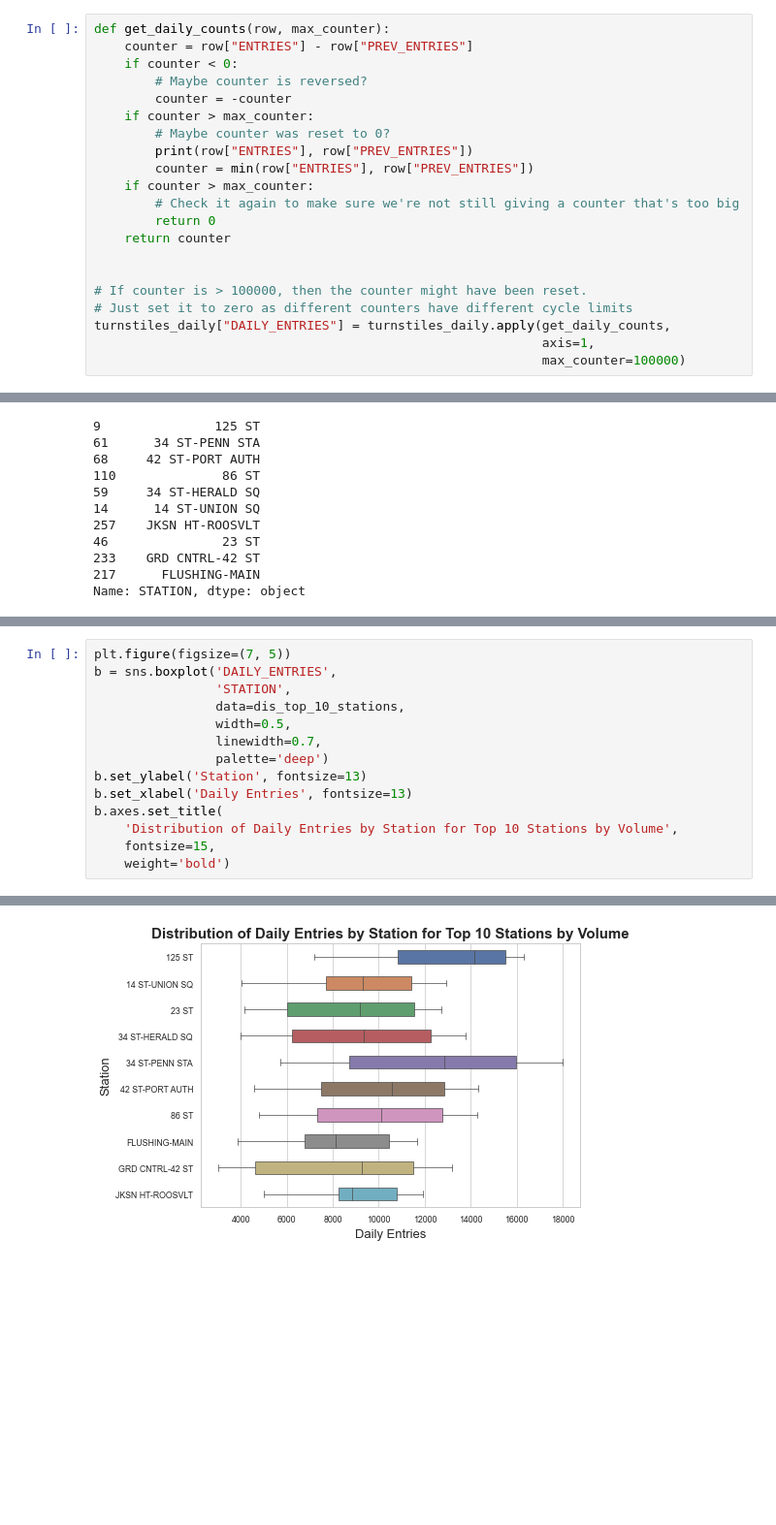
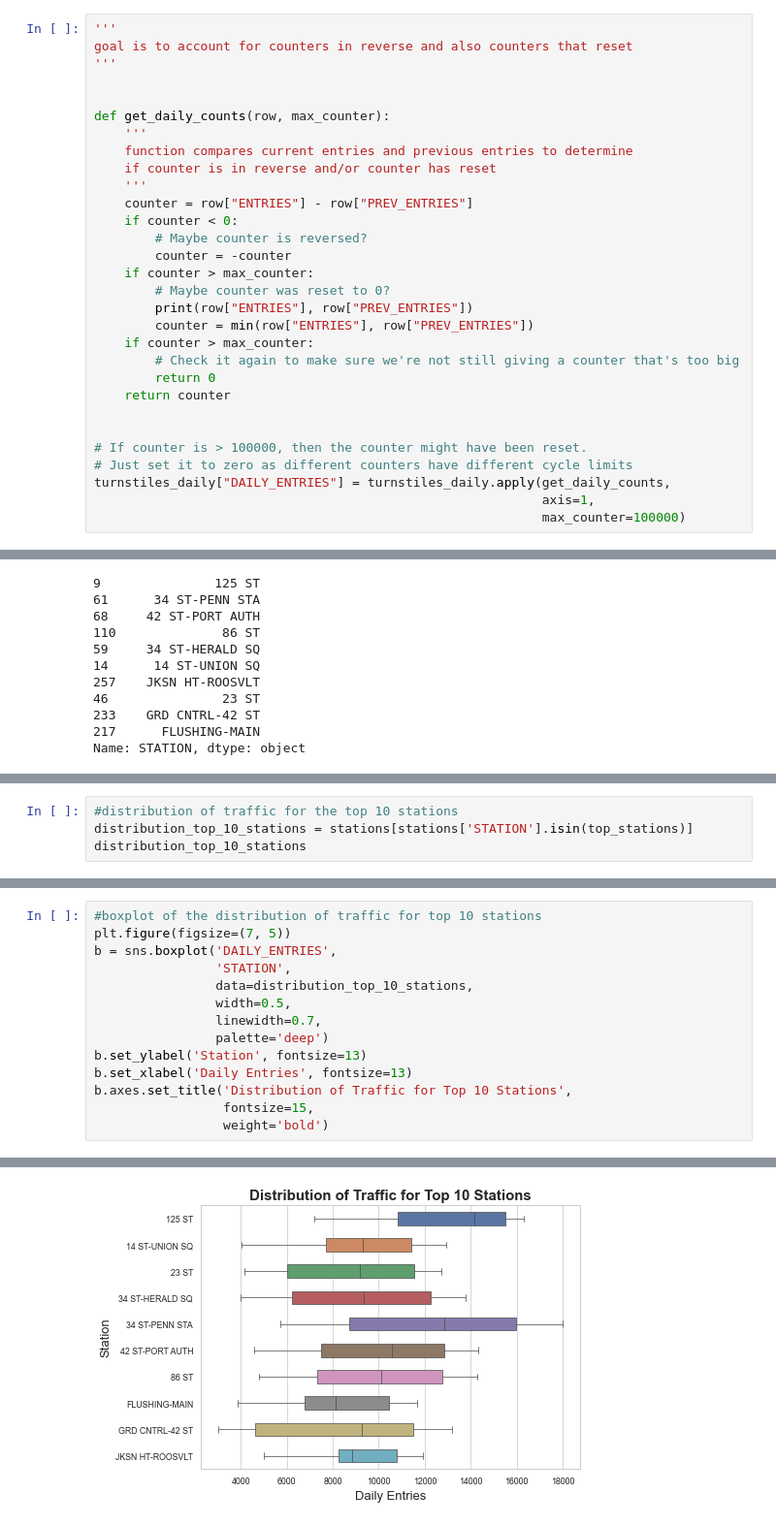
Before and after one commit to eunchanity/davids_repo, a Jupyter notebook: challenges/challenge_1/challenge_set_1_david.ipynb, the cells around one changed output, grey strips where cells are left out. Shown at 97% size. Drawn from its saved outputs; the diff is of its cells as text; blank space fills up the shorter version.

```diff
--- a/challenges/challenge_1/challenge_set_1_david.ipynb
+++ b/challenges/challenge_1/challenge_set_1_david.ipynb
@@ -146,7 +135,16 @@ R622  R123  00-00-00  FRANKLIN AV        20
 R730  R431  00-00-04  EASTCHSTER/DYRE    20
 Length: 75, dtype: int64
 # %%
+'''
+goal is to account for counters in reverse and also counters that reset
+'''
+
+
 def get_daily_counts(row, max_counter):
+    '''
+    function compares current entries and previous entries to determine
+    if counter is in reverse and/or counter has reset
+    '''
     counter = row["ENTRIES"] - row["PREV_ENTRIES"]
     if counter < 0:
         # Maybe counter is reversed?
@@ -531,0 +496,4 @@ dis_top_10_stations
+# %%
+#distribution of traffic for the top 10 stations
+distribution_top_10_stations = stations[stations['STATION'].isin(top_stations)]
+distribution_top_10_stations
@@ -532,15 +514,15 @@ dis_top_10_stations
 # %%
+#boxplot of the distribution of traffic for top 10 stations
 plt.figure(figsize=(7, 5))
 b = sns.boxplot('DAILY_ENTRIES',
                 'STATION',
-                data=dis_top_10_stations,
+                data=distribution_top_10_stations,
                 width=0.5,
                 linewidth=0.7,
                 palette='deep')
 b.set_ylabel('Station', fontsize=13)
 b.set_xlabel('Daily Entries', fontsize=13)
-b.axes.set_title(
-    'Distribution of Daily Entries by Station for Top 10 Stations by Volume',
-    fontsize=15,
-    weight='bold')
+b.axes.set_title('Distribution of Traffic for Top 10 Stations',
+                 fontsize=15,
+                 weight='bold')
 # %% [output]
@@ -548 +530 @@ Text(0.5, 1.0, 'Distribution of Daily Entries by Station for Top 10 Stations by
-[figure, old version]
+[figure, new version]
```
Also changed, not shown: parts of 44 cells of this notebook.
